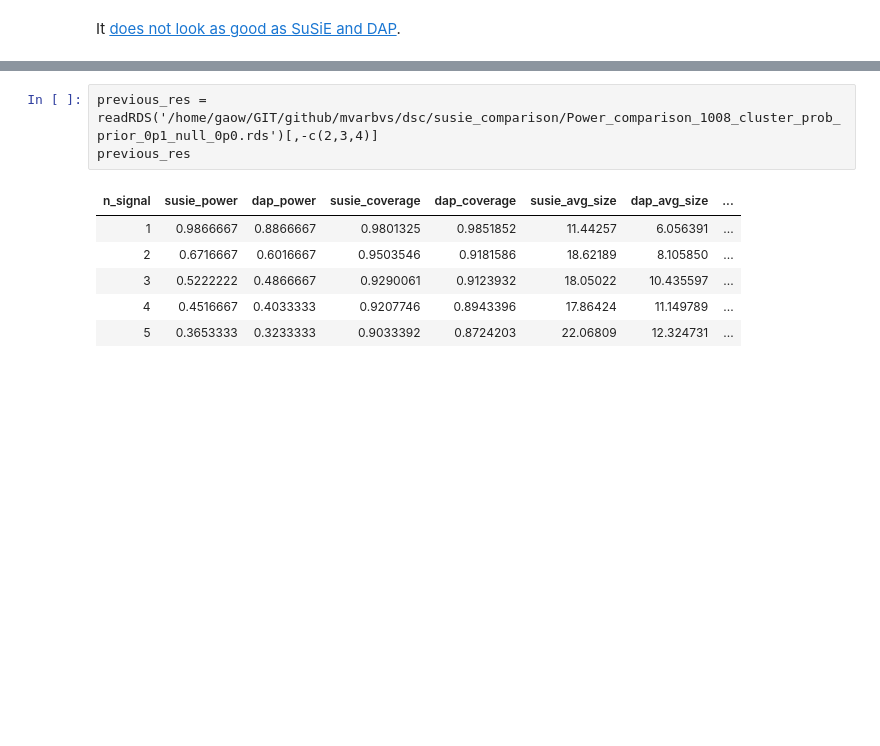
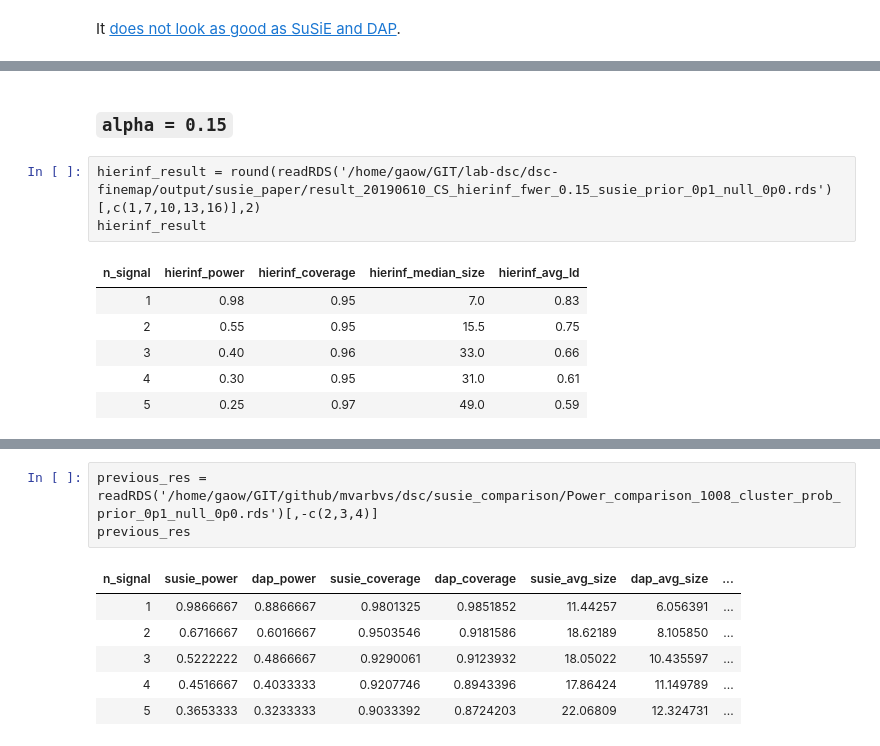
Before and after one commit to stephenslab/dsc-finemap, a Jupyter notebook: analysis/benchmark_evaluation.ipynb, the cells around one changed output, grey strips where cells are left out. Drawn from its saved outputs; the diff is of its cells as text; blank space fills up the shorter version.

```diff
--- a/analysis/benchmark_evaluation.ipynb
+++ b/analysis/benchmark_evaluation.ipynb
@@ -521,0 +552,12 @@ It [does not look as good as SuSiE and DAP](https://stephenslab.github.io/susie-
+# %% [markdown]
+### `alpha = 0.15`
+# %%
+hierinf_result = round(readRDS('/home/gaow/GIT/lab-dsc/dsc-finemap/output/susie_paper/result_20190610_CS_hierinf_fwer_0.15_susie_prior_0p1_null_0p0.rds')[,c(1,7,10,13,16)],2)
+hierinf_result
+# %% [output]
+| n_signal | hierinf_power | hierinf_coverage | hierinf_median_size | hierinf_avg_ld |
+| 1 | 0.98 | 0.95 | 7.0 | 0.83 |
+| 2 | 0.55 | 0.95 | 15.5 | 0.75 |
+| 3 | 0.40 | 0.96 | 33.0 | 0.66 |
+| 4 | 0.30 | 0.95 | 31.0 | 0.61 |
+| 5 | 0.25 | 0.97 | 49.0 | 0.59 |
```
Also changed, not shown: parts of 14 cells of this notebook, 2 other files.
